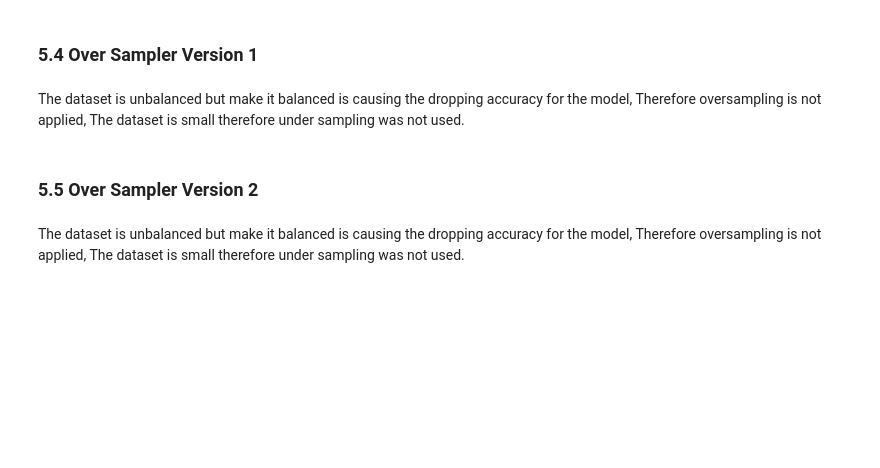
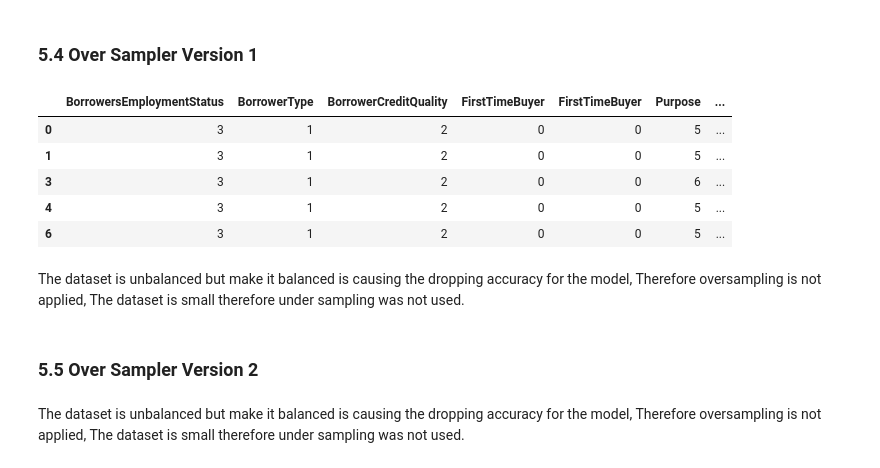
Before and after one commit to ilya4272/Credit_Modelling, a Jupyter notebook: Credit_Modelling.ipynb, the cells around one changed output. Saved outputs shown, nothing was run; the diff lists cells and outputs as text; code cells hidden in the pictures; blank space fills up the shorter version.

```diff
--- a/Credit_Modelling.ipynb
+++ b/Credit_Modelling.ipynb
@@ -699,6 +833,15 @@ from imblearn.over_sampling import SMOTE
 from imblearn.over_sampling import RandomOverSampler
 # %% [markdown]
 ### 5.4 Over Sampler Version 1
+# %%
+df.head()
+# %% [output]
+|  | BorrowersEmploymentStatus | BorrowerType | BorrowerCreditQuality | FirstTimeBuyer | FirstTimeBuyer | Purpose | ... |
+| 0 | 3 | 1 | 2 | 0 | 0 | 5 | ... |
+| 1 | 3 | 1 | 2 | 0 | 0 | 5 | ... |
+| 3 | 3 | 1 | 2 | 0 | 0 | 6 | ... |
+| 4 | 3 | 1 | 2 | 0 | 0 | 5 | ... |
+| 6 | 3 | 1 | 2 | 0 | 0 | 5 | ... |
 # %% [markdown]
 The dataset is unbalanced but make it balanced is causing the dropping accuracy for the model,
 Therefore oversampling is not applied,
```
Also changed, not shown: parts of 24 cells of this notebook.
